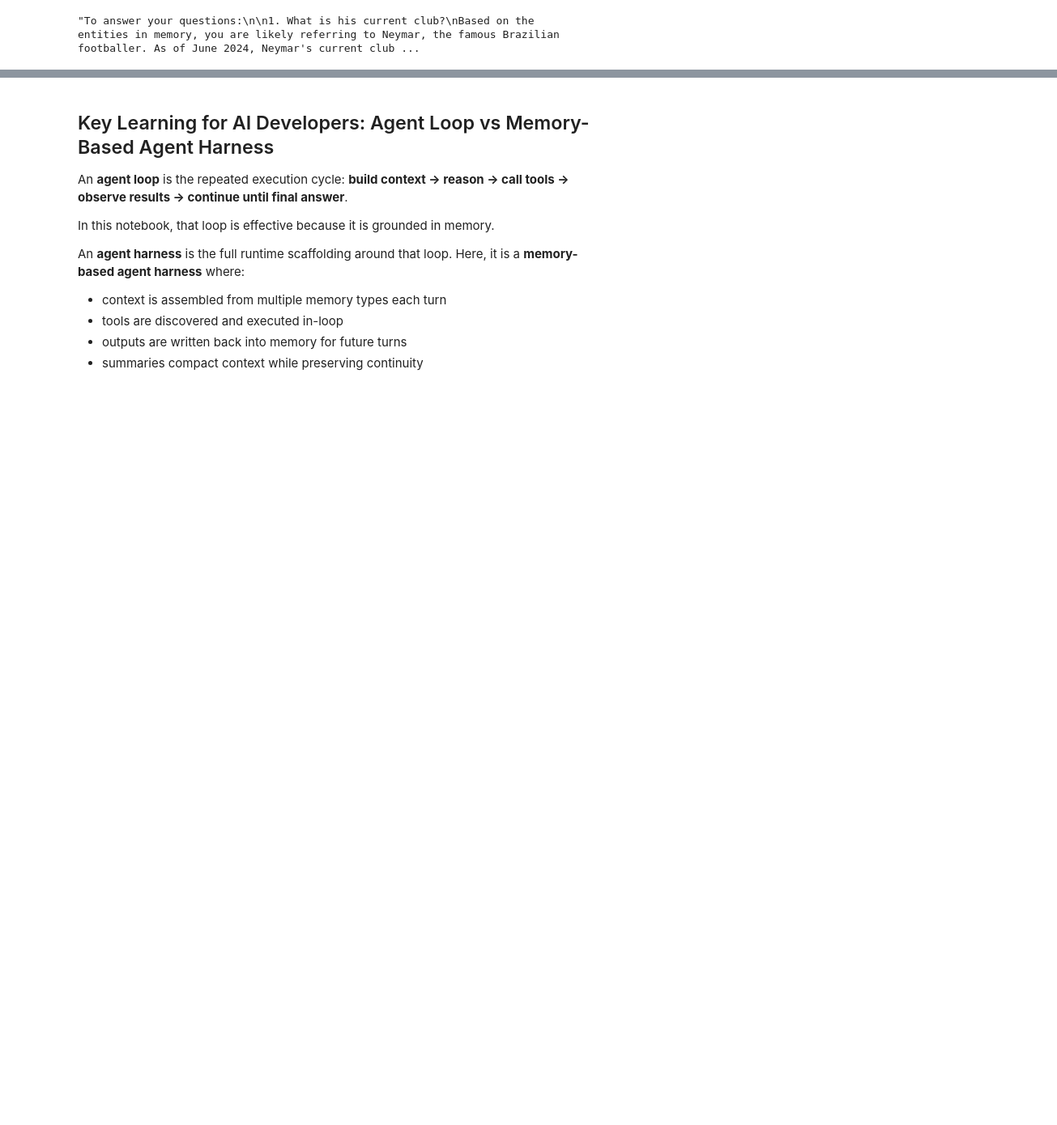
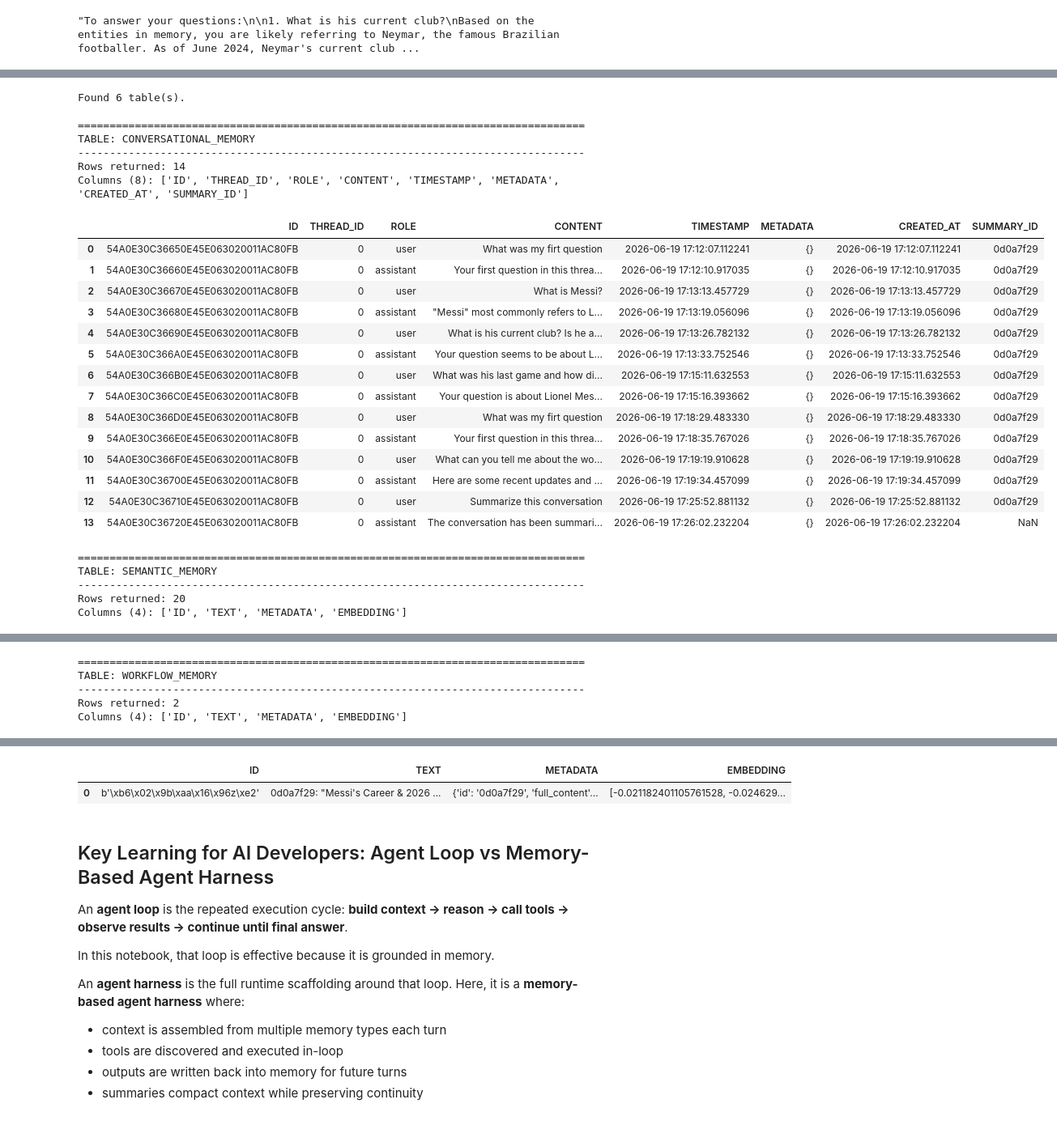
Before and after one commit to felipespas/agent_memory_course, a Jupyter notebook: part3/memory_context_engineering_agents-fassis.ipynb, the cells around one changed output, grey strips where cells are left out. Shown at 81% size. Cells and saved outputs as stored; diff of their text form; code cells hidden in the pictures; blank space fills up the shorter version.

```diff
--- a/part3/memory_context_engineering_agents-fassis.ipynb
+++ b/part3/memory_context_engineering_agents-fassis.ipynb
@@ -2416,0 +2459,73 @@ If you meant a different player, please clarify the name. Otherwise, these answe
+# %%
+import re
+import pandas as pd
+from IPython.display import display
+
+if "vector_conn" not in globals() or vector_conn is None:
+    raise RuntimeError("Oracle connection `vector_conn` is not available. Run the database setup cells first.")
+
+def _safe_table_name(name: str) -> bool:
+    # Allow Oracle identifier characters to avoid SQL injection when building dynamic SQL for table names.
+    return bool(re.fullmatch(r"[A-Za-z0-9_$#]+", name or ""))
+
+def _discover_user_tables(conn):
+    with conn.cursor() as cur_local:
+        cur_local.execute("SELECT table_name FROM user_tables ORDER BY table_name")
+        return [row[0] for row in cur_local.fetchall()]
+
+table_names = ALL_TABLES if isinstance(globals().get("ALL_TABLES"), list) and ALL_TABLES else _discover_user_tables(vector_conn)
+print(f"Found {len(table_names)} table(s).")
+
+with vector_conn.cursor() as cur_local:
+    for table_name in table_names:
+        print("\n" + "=" * 80)
+        print(f"TABLE: {table_name}")
+        print("-" * 80)
+
+        if not _safe_table_name(table_name):
+            print("Skipped: table name contains unsupported characters.")
+            continue
+
+        try:
+            cur_local.execute(f"SELECT * FROM {table_name} FETCH FIRST 20 ROWS ONLY")
+            rows = cur_local.fetchall()
+            columns = [desc[0] for desc in (cur_local.description or [])]
+
+            df = pd.DataFrame(rows, columns=columns)
+            print(f"Rows returned: {len(df)}")
+            print(f"Columns ({len(columns)}): {columns}")
+
+            if df.empty:
+                print("(No rows in this table)")
+            else:
+                display(df)
+        except Exception as exc:
+            print(f"Query failed for {table_name}: {exc}")
+# %% [output]
+Found 6 table(s).
+
+================================================================================
+TABLE: CONVERSATIONAL_MEMORY
+--------------------------------------------------------------------------------
+Rows returned: 14
+Columns (8): ['ID', 'THREAD_ID', 'ROLE', 'CONTENT', 'TIMESTAMP', 'METADATA', 'CREATED_AT', 'SUMMARY_ID']
+|  | ID | THREAD_ID | ROLE | CONTENT | TIMESTAMP | METADATA | CREATED_AT | SUMMARY_ID |
+| 0 | 54A0E30C36650E45E063020011AC80FB | 0 | user | What was my firt question | 2026-06-19 17:12:07.112241 | {} | 2026-06-19 17:12:07.112241 | 0d0a7f29 |
+| 1 | 54A0E30C36660E45E063020011AC80FB | 0 | assistant | Your first question in this threa... | 2026-06-19 17:12:10.917035 | {} | 2026-06-19 17:12:10.917035 | 0d0a7f29 |
+| 2 | 54A0E30C36670E45E063020011AC80FB | 0 | user | What is Messi? | 2026-06-19 17:13:13.457729 | {} | 2026-06-19 17:13:13.457729 | 0d0a7f29 |
+| 3 | 54A0E30C36680E45E063020011AC80FB | 0 | assistant | "Messi" most commonly refers to L... | 2026-06-19 17:13:19.056096 | {} | 2026-06-19 17:13:19.056096 | 0d0a7f29 |
+| 4 | 54A0E30C36690E45E063020011AC80FB | 0 | user | What is his current club? Is he a... | 2026-06-19 17:13:26.782132 | {} | 2026-06-19 17:13:26.782132 | 0d0a7f29 |
+| 5 | 54A0E30C366A0E45E063020011AC80FB | 0 | assistant | Your question seems to be about L... | 2026-06-19 17:13:33.752546 | {} | 2026-06-19 17:13:33.752546 | 0d0a7f29 |
+| 6 | 54A0E30C366B0E45E063020011AC80FB | 0 | user | What was his last game and how di... | 2026-06-19 17:15:11.632553 | {} | 2026-06-19 17:15:11.632553 | 0d0a7f29 |
+| 7 | 54A0E30C366C0E45E063020011AC80FB | 0 | assistant | Your question is about Lionel Mes... | 2026-06-19 17:15:16.393662 | {} | 2026-06-19 17:15:16.393662 | 0d0a7f29 |
+| 8 | 54A0E30C366D0E45E063020011AC80FB | 0 | user | What was my firt question | 2026-06-19 17:18:29.483330 | {} | 2026-06-19 17:18:29.483330 | 0d0a7f29 |
+| 9 | 54A0E30C366E0E45E063020011AC80FB | 0 | assistant | Your first question in this threa... | 2026-06-19 17:18:35.767026 | {} | 2026-06-19 17:18:35.767026 | 0d0a7f29 |
+| 10 | 54A0E30C366F0E45E063020011AC80FB | 0 | user | What can you tell me about the wo... | 2026-06-19 17:19:19.910628 | {} | 2026-06-19 17:19:19.910628 | 0d0a7f29 |
+| 11 | 54A0E30C36700E45E063020011AC80FB | 0 | assistant | Here are some recent updates and ... | 2026-06-19 17:19:34.457099 | {} | 2026-06-19 17:19:34.457099 | 0d0a7f29 |
+| 12 | 54A0E30C36710E45E063020011AC80FB | 0 | user | Summarize this conversation | 2026-06-19 17:25:52.881132 | {} | 2026-06-19 17:25:52.881132 | 0d0a7f29 |
+| 13 | 54A0E30C36720E45E063020011AC80FB | 0 | assistant | The conversation has been summari... | 2026-06-19 17:26:02.232204 | {} | 2026-06-19 17:26:02.232204 | NaN |
+================================================================================
+TABLE: SEMANTIC_MEMORY
+--------------------------------------------------------------------------------
+Rows returned: 20
+Columns (4): ['ID', 'TEXT', 'METADATA', 'EMBEDDING']
@@ -2416,0 +2549,5 @@ If you meant a different player, please clarify the name. Otherwise, these answe
+================================================================================
+TABLE: WORKFLOW_MEMORY
+--------------------------------------------------------------------------------
+Rows returned: 2
+Columns (4): ['ID', 'TEXT', 'METADATA', 'EMBEDDING']
@@ -2417,3 +2592,5 @@ If you meant a different player, please clarify the name. Otherwise, these answe
+|  | ID | TEXT | METADATA | EMBEDDING |
+| 0 | b'\xb6\x02\x9b\xaa\x16\x96z\xe2' | 0d0a7f29: "Messi's Career & 2026 ... | {'id': '0d0a7f29', 'full_content'... | [-0.021182401105761528, -0.024629... |
 # %% [markdown]
 ## Key Learning for AI Developers: Agent Loop vs Memory-Based Agent Harness
 
```
Also changed, not shown: parts of 4 cells of this notebook.
